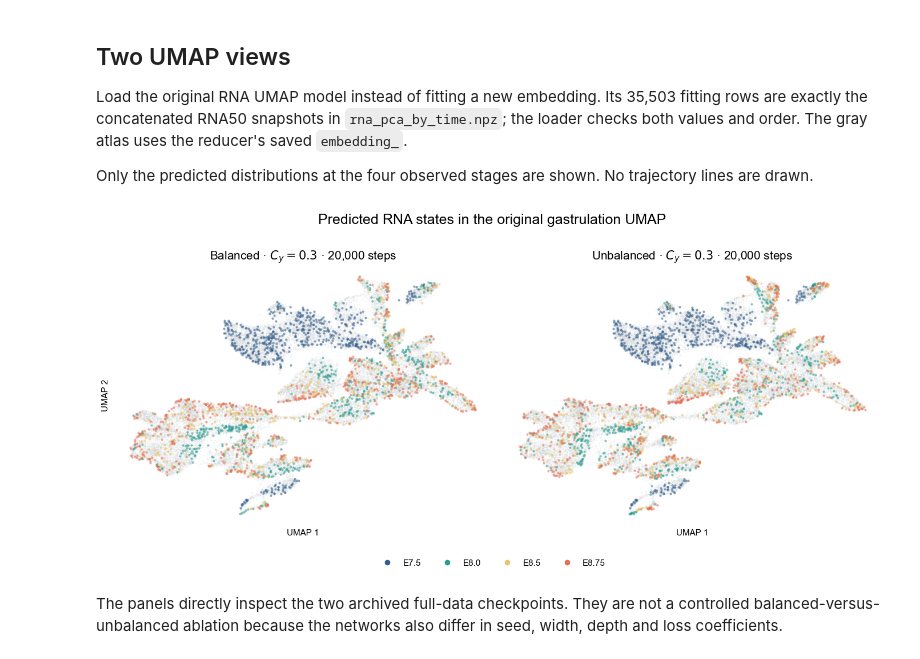
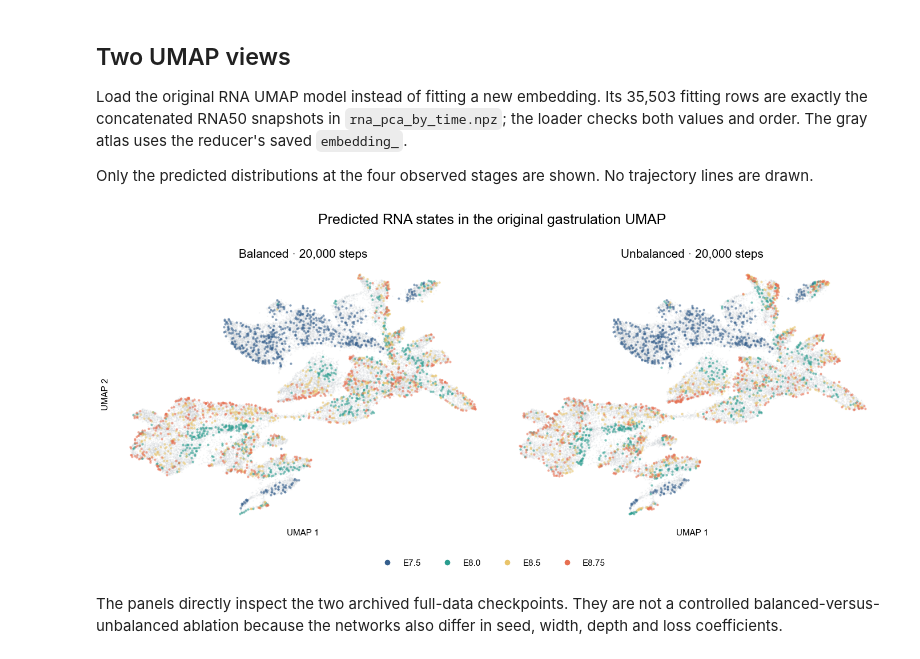
Before and after one commit to shankswang953/COATI_website, a Jupyter notebook: docs/tutorials/gastrulation/pretrainedModels.ipynb, the cells around one changed output. Drawn from its saved outputs; the diff is of its cells as text; code cells hidden in the pictures.

```diff
--- a/docs/tutorials/gastrulation/pretrainedModels.ipynb
+++ b/docs/tutorials/gastrulation/pretrainedModels.ipynb
@@ -113,28 +113,28 @@ snapshot_umap = {
 # %%
 fig, axes = plt.subplots(1, 2, figsize=(14, 6.2), sharex=True, sharey=True)
 for ax, name in zip(axes, ["Balanced", "Unbalanced"]):
     ax.scatter(reference_umap[:, 0], reference_umap[:, 1], s=2.2,
                color="#C8CDD2", alpha=.24, linewidths=0, rasterized=True)
     for stage, color, points in zip(stage_names, stage_colors, snapshot_umap[name]):
         ax.scatter(points[:, 0], points[:, 1], s=9, color=color, alpha=.58,
                    linewidths=0, rasterized=True, label=stage)
-    ax.set_title(f"{name} · $C_y=0.3$ · 20,000 steps", fontsize=15)
+    ax.set_title(f"{name} · 20,000 steps", fontsize=15)
     ax.set_xlabel("UMAP 1")
     ax.set_xticks([])
     ax.set_yticks([])
     for spine in ax.spines.values():
         spine.set_visible(False)
 axes[0].set_ylabel("UMAP 2")
 stage_handles = [Line2D([0], [0], marker="o", linestyle="", color=color,
                         label=stage, markersize=6)
                  for stage, color in zip(stage_names, stage_colors)]
 fig.legend(handles=stage_handles, loc="lower center", ncol=4, frameon=False,
            bbox_to_anchor=(.5, -.01))
 fig.suptitle("Predicted RNA states in the original gastrulation UMAP", fontsize=18, y=1.01)
 fig.tight_layout(rect=(0, .07, 1, 1))
 plt.show()
 # %% [output]
-[figure, old version]
+[figure, new version]
 # %% [markdown]
 The panels directly inspect the two archived full-data checkpoints. They are not
 a controlled balanced-versus-unbalanced ablation because the networks also differ in seed,
```
Also changed, not shown: parts of 1 cell of this notebook, 10 other files.
